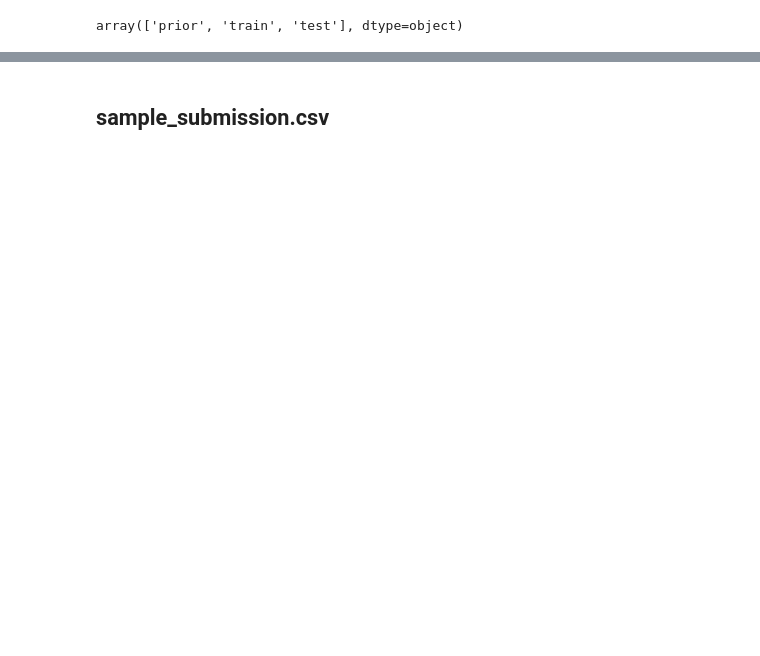
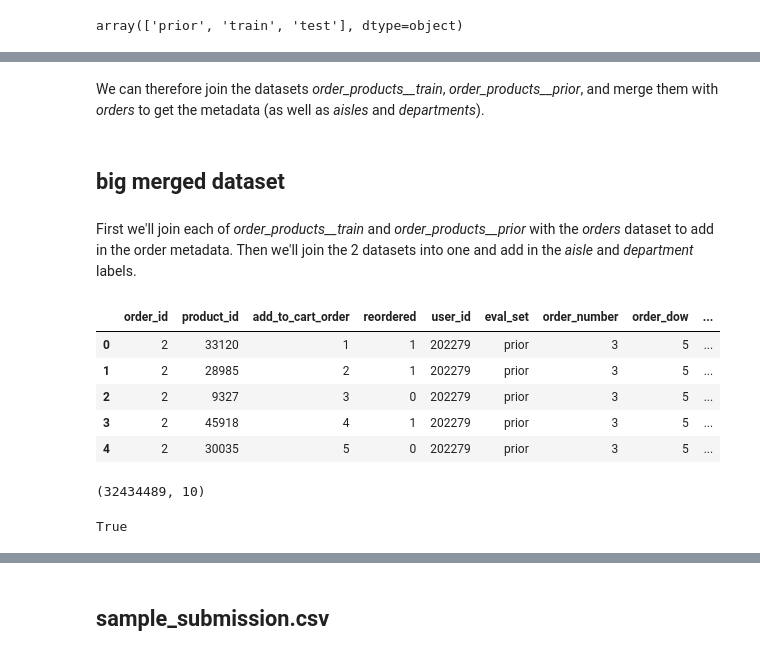
Before and after one commit to Harikant1707/kaggle_instacart, a Jupyter notebook: data_exploration.ipynb, the cells around one changed output, grey strips where cells are left out. Saved outputs shown, nothing was run; the diff lists cells and outputs as text; code cells hidden in the pictures; blank space fills up the shorter version.

Commit message:
created big merged dataset

```diff
--- a/data_exploration.ipynb
+++ b/data_exploration.ipynb
@@ -382,0 +381,25 @@ test 75000
+# %% [markdown]
+We can therefore join the datasets *order_products__train*, *order_products__prior*, and merge them with *orders* to get the metadata (as well as *aisles* and *departments*).
+# %% [markdown]
+## big merged dataset
+# %% [markdown]
+First we'll join each of *order_products__train* and *order_products__prior* with the *orders* dataset to add in the order metadata. Then we'll join the 2 datasets into one and add in the *aisle* and *department* labels.
+# %%
+opp_orders = pd.merge(opp, orders, how='left', left_on='order_id', right_on='order_id')
+opp_orders.head()
+# %% [output]
+|  | order_id | product_id | add_to_cart_order | reordered | user_id | eval_set | order_number | order_dow | ... |
+| 0 | 2 | 33120 | 1 | 1 | 202279 | prior | 3 | 5 | ... |
+| 1 | 2 | 28985 | 2 | 1 | 202279 | prior | 3 | 5 | ... |
+| 2 | 2 | 9327 | 3 | 0 | 202279 | prior | 3 | 5 | ... |
+| 3 | 2 | 45918 | 4 | 1 | 202279 | prior | 3 | 5 | ... |
+| 4 | 2 | 30035 | 5 | 0 | 202279 | prior | 3 | 5 | ... |
+# %%
+opp_orders.shape
+# %% [output]
+(32434489, 10)
+# %%
+# Confirm no data lost:
+len(opp_orders) == len(opp)
+# %% [output]
+True
```
Also changed, not shown: parts of 35 cells of this notebook.
